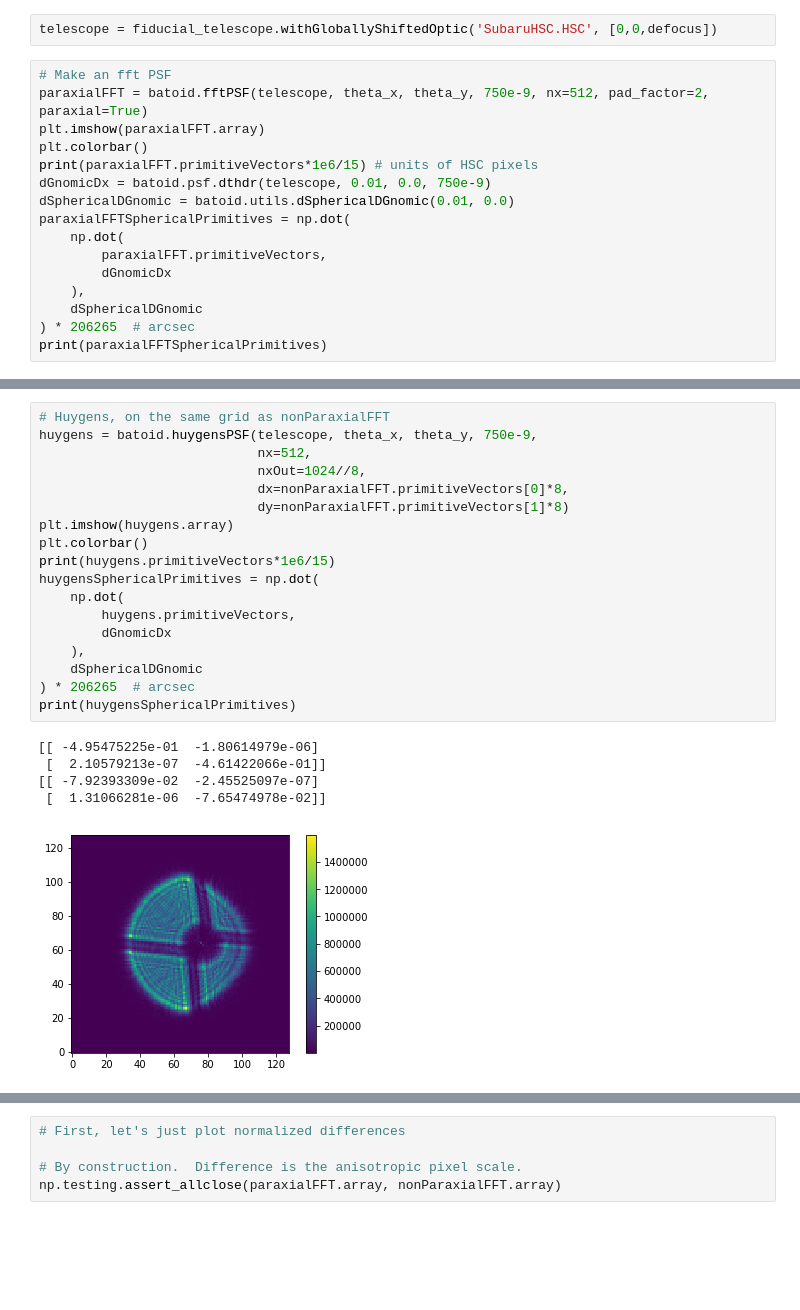
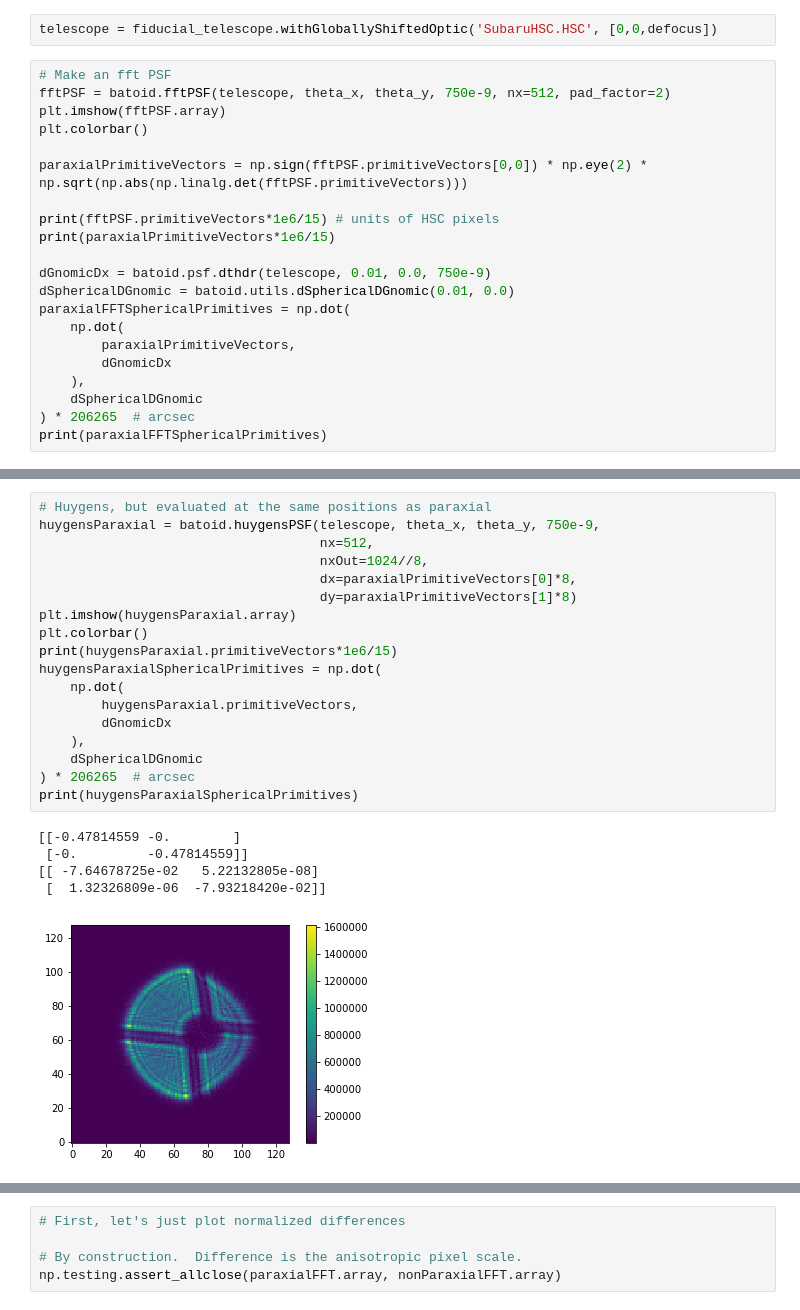
Before and after one commit to jmeyers314/5planes, a Jupyter notebook: HSC Donut.ipynb, the cells around one changed output, grey strips where cells are left out. Cells and saved outputs as stored; diff of their text form; blank space fills up the shorter version.

```diff
--- a/HSC Donut.ipynb
+++ b/HSC Donut.ipynb
@@ -20,15 +20,20 @@ theta_y = np.deg2rad(0.0)
 telescope = fiducial_telescope.withGloballyShiftedOptic('SubaruHSC.HSC', [0,0,defocus])
 # %%
 # Make an fft PSF
-paraxialFFT = batoid.fftPSF(telescope, theta_x, theta_y, 750e-9, nx=512, pad_factor=2, paraxial=True)
-plt.imshow(paraxialFFT.array)
+fftPSF = batoid.fftPSF(telescope, theta_x, theta_y, 750e-9, nx=512, pad_factor=2)
+plt.imshow(fftPSF.array)
 plt.colorbar()
-print(paraxialFFT.primitiveVectors*1e6/15) # units of HSC pixels
+
+paraxialPrimitiveVectors = np.sign(fftPSF.primitiveVectors[0,0]) * np.eye(2) * np.sqrt(np.abs(np.linalg.det(fftPSF.primitiveVectors)))
+
+print(fftPSF.primitiveVectors*1e6/15) # units of HSC pixels
+print(paraxialPrimitiveVectors*1e6/15)
+
 dGnomicDx = batoid.psf.dthdr(telescope, 0.01, 0.0, 750e-9)
 dSphericalDGnomic = batoid.utils.dSphericalDGnomic(0.01, 0.0)
 paraxialFFTSphericalPrimitives = np.dot(
     np.dot(
-        paraxialFFT.primitiveVectors,
+        paraxialPrimitiveVectors,
         dGnomicDx
     ),
     dSphericalDGnomic
@@ -63,24 +90,24 @@ print(nonParaxialFFTSphericalPrimitives)
 # %%
-# Huygens, on the same grid as nonParaxialFFT
-huygens = batoid.huygensPSF(telescope, theta_x, theta_y, 750e-9,
-                            nx=512,
-                            nxOut=1024//8,
-                            dx=nonParaxialFFT.primitiveVectors[0]*8,
-                            dy=nonParaxialFFT.primitiveVectors[1]*8)
-plt.imshow(huygens.array)
+# Huygens, but evaluated at the same positions as paraxial
+huygensParaxial = batoid.huygensPSF(telescope, theta_x, theta_y, 750e-9,
+                                    nx=512,
+                                    nxOut=1024//8,
+                                    dx=paraxialPrimitiveVectors[0]*8,
+                                    dy=paraxialPrimitiveVectors[1]*8)
+plt.imshow(huygensParaxial.array)
 plt.colorbar()
-print(huygens.primitiveVectors*1e6/15)
-huygensSphericalPrimitives = np.dot(
+print(huygensParaxial.primitiveVectors*1e6/15)
+huygensParaxialSphericalPrimitives = np.dot(
     np.dot(
-        huygens.primitiveVectors,
+        huygensParaxial.primitiveVectors,
         dGnomicDx
     ),
     dSphericalDGnomic
 ) * 206265  # arcsec
-print(huygensSphericalPrimitives)
+print(huygensParaxialSphericalPrimitives)
 # %% [output]
-[[ -4.95475225e-01  -1.80614979e-06]
- [  2.10579213e-07  -4.61422066e-01]]
-[[ -7.92393309e-02  -2.45525097e-07]
- [  1.31066281e-06  -7.65474978e-02]]
+[[-0.47814559 -0.        ]
+ [-0.         -0.47814559]]
+[[ -7.64678725e-02   5.22132805e-08]
+ [  1.32326809e-06  -7.93218420e-02]]
-[figure, old version]
+[figure, new version]
```
Also changed, not shown: parts of 10 cells of this notebook, 8 other files.
